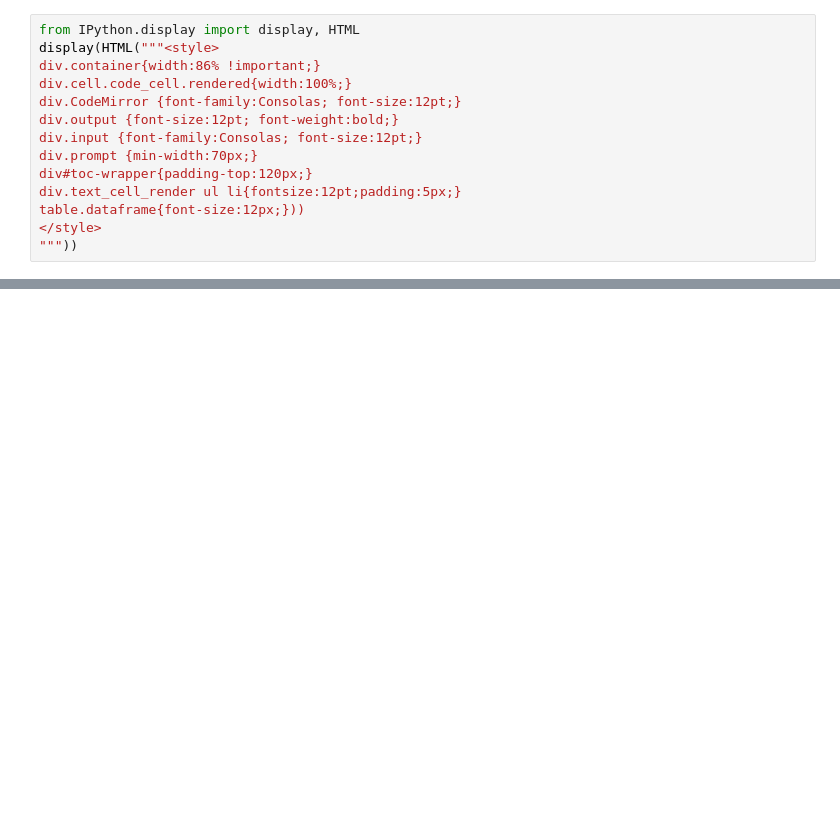
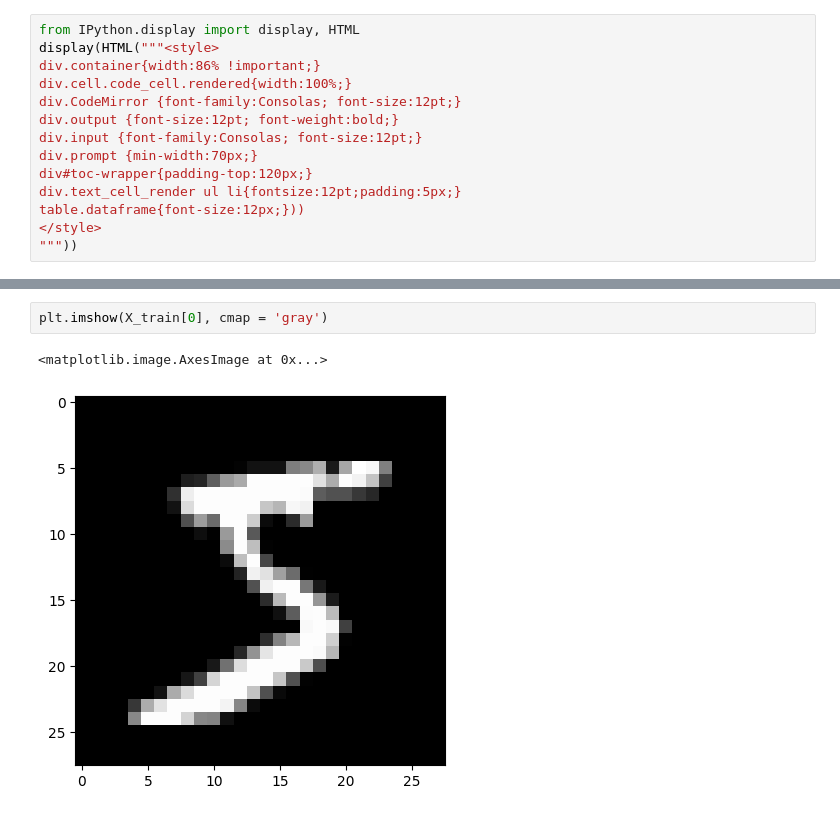
Before and after one commit to yongkoni/ai_x, a Jupyter notebook: source/05_DeepLearning/Ch08_DNN(딥러닝)_MNIST(손글씨데이터).ipynb, the cells around one changed output, grey strips where cells are left out. Cells and saved outputs as stored; diff of their text form; blank space fills up the shorter version.

```diff
--- a/source/05_DeepLearning/Ch08_DNN(딥러닝)_MNIST(손글씨데이터).ipynb
+++ b/source/05_DeepLearning/Ch08_DNN(딥러닝)_MNIST(손글씨데이터).ipynb
@@ -29,0 +116,5 @@ data = np.loadtxt
+# %%
+plt.imshow(X_train[0], cmap = 'gray')
+# %% [output]
+<matplotlib.image.AxesImage at 0x...>
+[figure, added]
```
Also changed, not shown: parts of 48 cells of this notebook, 24 other files.
